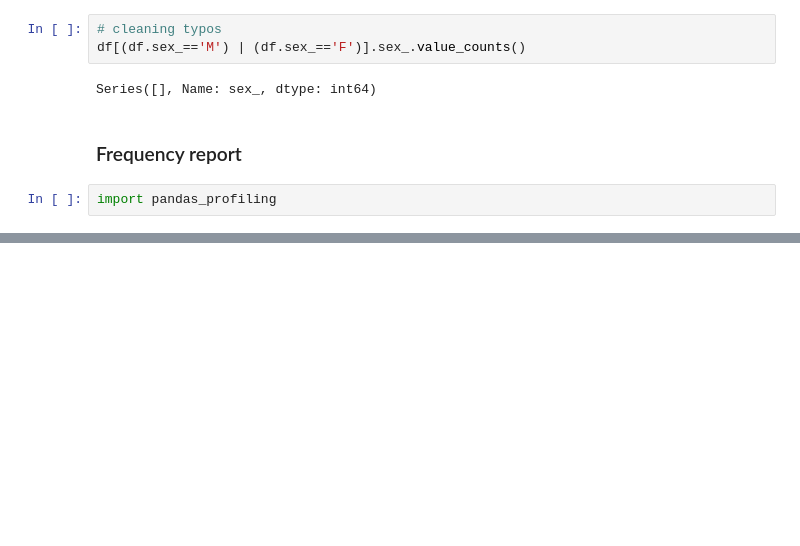
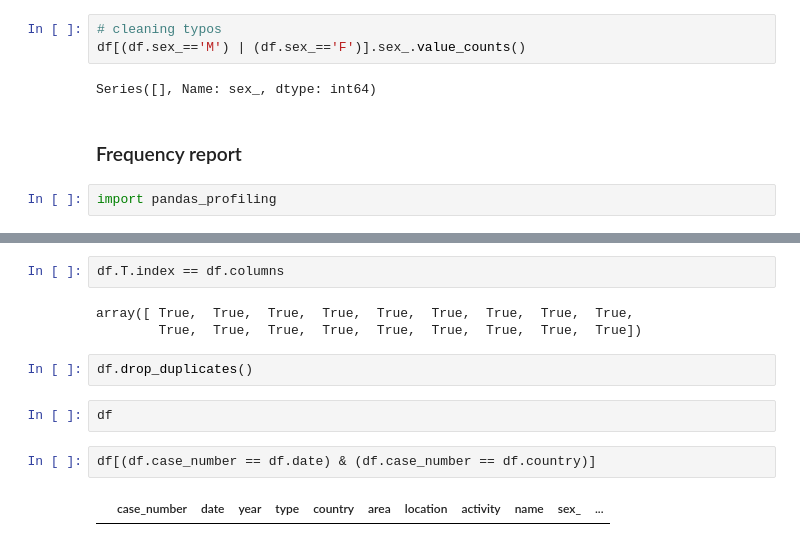
Before and after one commit to ironhacksao-datateam/june2019-ft, a Jupyter notebook: week_2/pandas-project/your-code/pandas_project.ipynb, the cells around one changed output, grey strips where cells are left out. Drawn from its saved outputs; the diff is of its cells as text; blank space fills up the shorter version.

```diff
--- a/week_2/pandas-project/your-code/pandas_project.ipynb
+++ b/week_2/pandas-project/your-code/pandas_project.ipynb
@@ -723,0 +794,13 @@ df.profile_report()
+# %%
+df.T.index == df.columns
+# %% [output]
+array([ True,  True,  True,  True,  True,  True,  True,  True,  True,
+        True,  True,  True,  True,  True,  True,  True,  True,  True])
+# %%
+df.drop_duplicates()
+# %%
+df
+# %%
+df[(df.case_number == df.date) & (df.case_number == df.country)]
+# %% [output]
+|  | case_number | date | year | type | country | area | location | activity | name | sex_ | ... |
```
Also changed, not shown: parts of 16 cells of this notebook, 4 other files.
